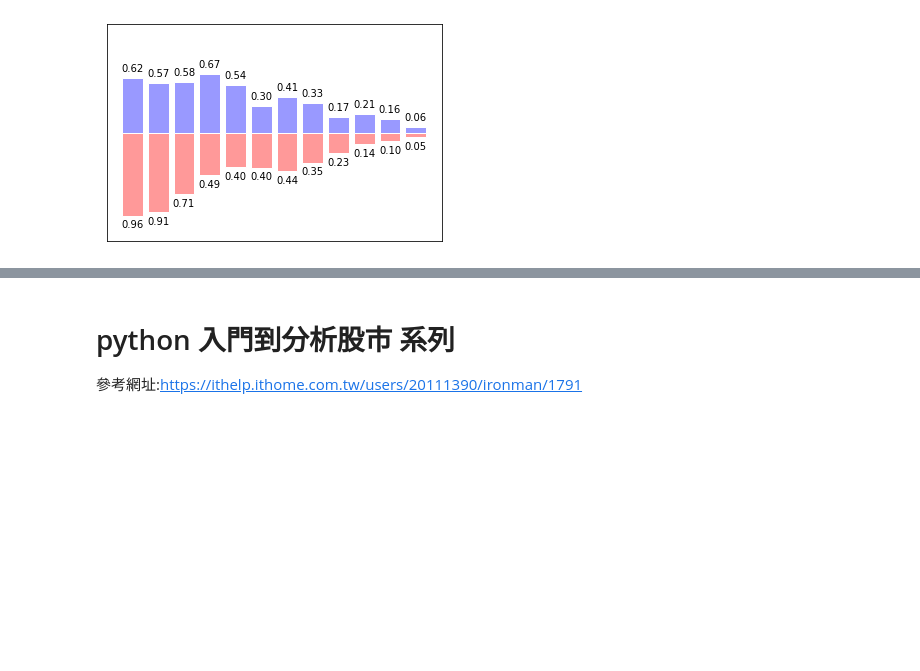
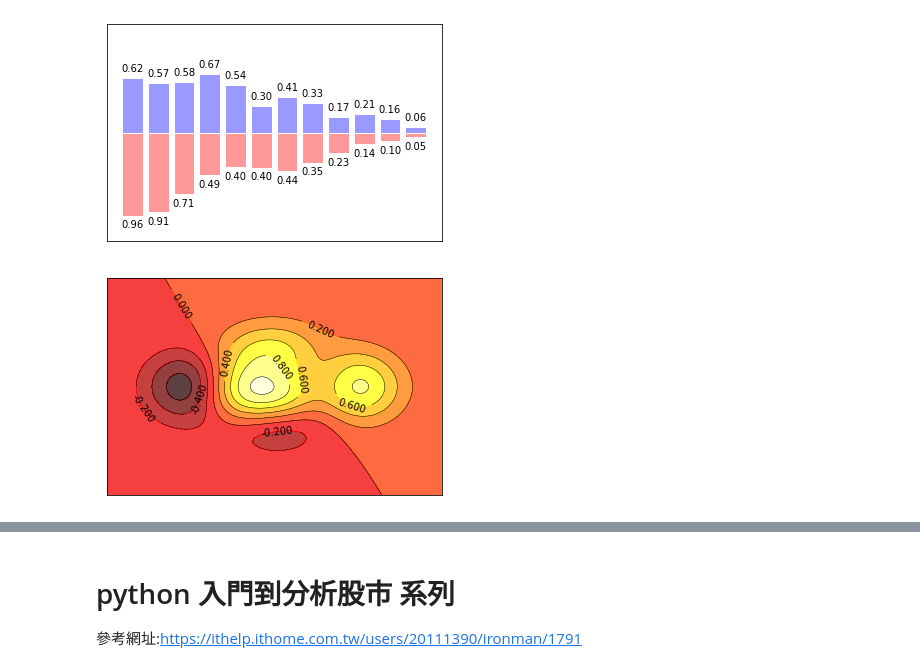
Before and after one commit to zzo30802/3rd-ML100Days, a Jupyter notebook: homework/python_note.ipynb, the cells around one changed output, grey strips where cells are left out. Cells and saved outputs as stored; diff of their text form; code cells hidden in the pictures; blank space fills up the shorter version.

```diff
--- a/homework/python_note.ipynb
+++ b/homework/python_note.ipynb
@@ -222,3 +596,35 @@ plt.yticks(())# ignore xticks
 plt.show()
 # %% [output]
 [figure]
+# %%
+# Contours 等高線圖
+import matplotlib.pyplot as plt
+import numpy as np
+
+def f(x,y):
+    # the height function 高度值使用一個函數
+    return (1 - x / 2 + x**5 + y**3) * np.exp(-x**2 -y**2)
+
+n = 256
+x = np.linspace(-3, 3, n)
+y = np.linspace(-3, 3, n)
+X,Y = np.meshgrid(x, y) # X,Y是由 x,y產生的矩陣。 詳細: https://www.cnblogs.com/lemonbit/p/7593898.html
+
+#顏色填充
+# use plt.contourf to filling contours
+# X, Y and value for (X,Y) point，X和Y必須都為二維且形狀與Z相同 (e.g. created via numpy.meshgrid)
+# 透明度0.75，f(x,y)值對應到color map的暖色組中尋找對應顏色。
+plt.contourf(X, Y, f(X, Y), 8, alpha=.75, cmap=plt.cm.hot)
+
+# 等高線繪製
+# use plt.contour to add contour lines  # 線條黑色，線條寬度0.5
+C = plt.contour(X, Y, f(X, Y), 8, colors='black', linewidths=.5)
+
+#添加高度數字   inline控制是否將Label畫在線裡面，字體大小為10。
+plt.clabel(C, inline=True, fontsize=10)
+plt.xticks(())# ignore xticks
+plt.yticks(())# ignore xticks
+
+plt.show()
+# %% [output]
+[figure, added]
```
Also changed, not shown: parts of 30 cells of this notebook.
